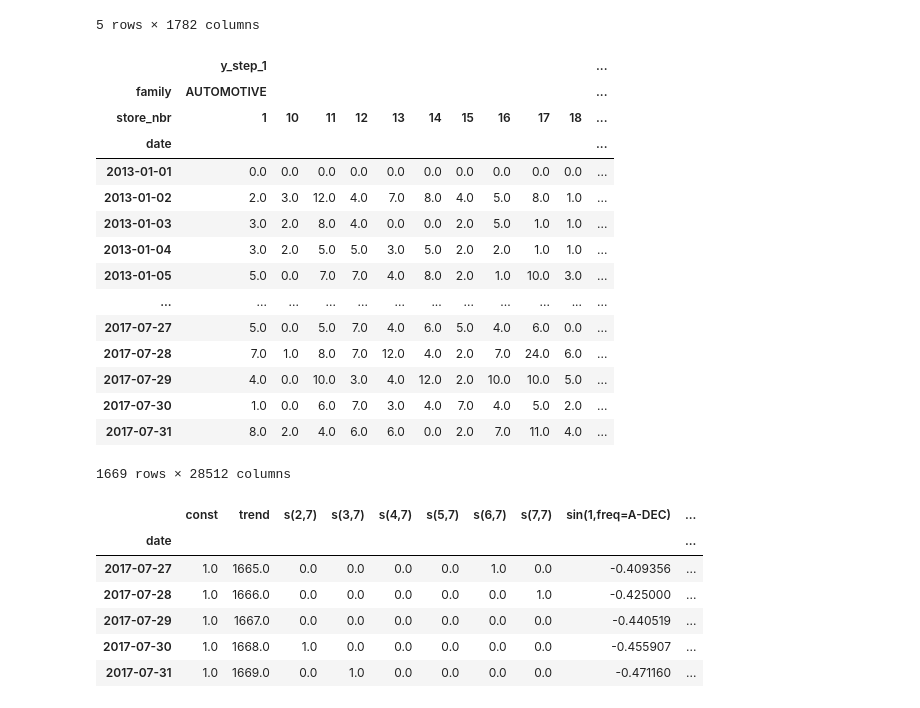
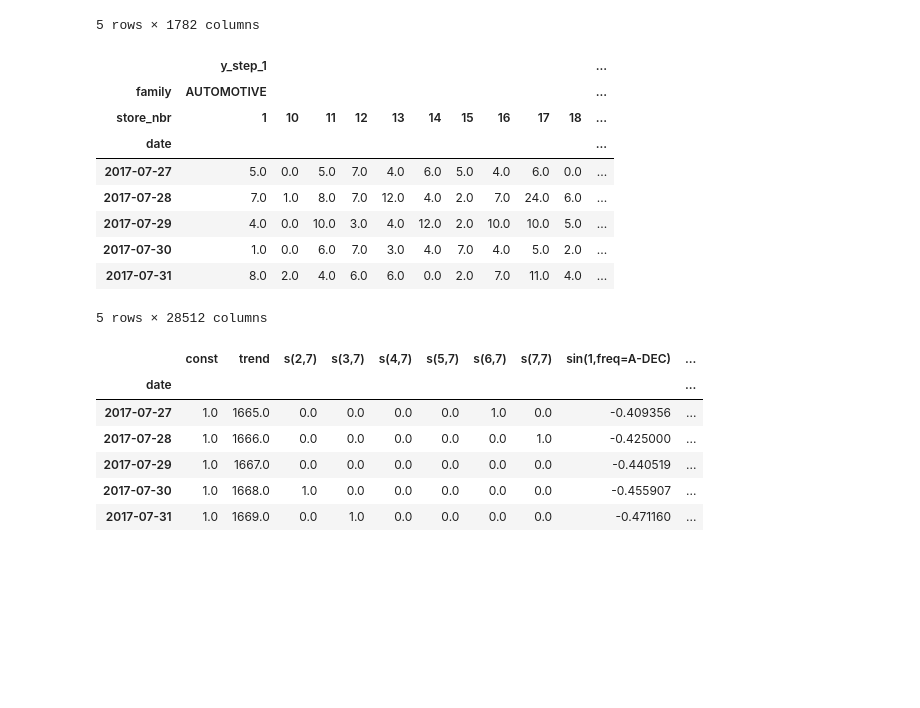
Before and after one commit to Xenoxort/Time-Series-Stores, a Jupyter notebook: Stores_Demo.ipynb, the cells around one changed output. Cells and saved outputs as stored; diff of their text form; code cells hidden in the pictures; blank space fills up the shorter version.

```diff
--- a/Stores_Demo.ipynb
+++ b/Stores_Demo.ipynb
@@ -803,25 +770,19 @@ y_train.head()
 # %%
 #Get y_multistep
 from learntools.time_series.utils import make_multistep_target
 y_train_multi = make_multistep_target(y_train, 16).dropna()
-y_train_multi
+y_train_multi.tail()
 # %% [output]
 |  | y_step_1 |  |  |  |  |  |  |  |  |  | ... |
 | family | AUTOMOTIVE |  |  |  |  |  |  |  |  |  | ... |
 | store_nbr | 1 | 10 | 11 | 12 | 13 | 14 | 15 | 16 | 17 | 18 | ... |
 | date |  |  |  |  |  |  |  |  |  |  | ... |
-| 2013-01-01 | 0.0 | 0.0 | 0.0 | 0.0 | 0.0 | 0.0 | 0.0 | 0.0 | 0.0 | 0.0 | ... |
-| 2013-01-02 | 2.0 | 3.0 | 12.0 | 4.0 | 7.0 | 8.0 | 4.0 | 5.0 | 8.0 | 1.0 | ... |
-| 2013-01-03 | 3.0 | 2.0 | 8.0 | 4.0 | 0.0 | 0.0 | 2.0 | 5.0 | 1.0 | 1.0 | ... |
-| 2013-01-04 | 3.0 | 2.0 | 5.0 | 5.0 | 3.0 | 5.0 | 2.0 | 2.0 | 1.0 | 1.0 | ... |
-| 2013-01-05 | 5.0 | 0.0 | 7.0 | 7.0 | 4.0 | 8.0 | 2.0 | 1.0 | 10.0 | 3.0 | ... |
-| ... | ... | ... | ... | ... | ... | ... | ... | ... | ... | ... | ... |
 | 2017-07-27 | 5.0 | 0.0 | 5.0 | 7.0 | 4.0 | 6.0 | 5.0 | 4.0 | 6.0 | 0.0 | ... |
 | 2017-07-28 | 7.0 | 1.0 | 8.0 | 7.0 | 12.0 | 4.0 | 2.0 | 7.0 | 24.0 | 6.0 | ... |
 | 2017-07-29 | 4.0 | 0.0 | 10.0 | 3.0 | 4.0 | 12.0 | 2.0 | 10.0 | 10.0 | 5.0 | ... |
 | 2017-07-30 | 1.0 | 0.0 | 6.0 | 7.0 | 3.0 | 4.0 | 7.0 | 4.0 | 5.0 | 2.0 | ... |
 | 2017-07-31 | 8.0 | 2.0 | 4.0 | 6.0 | 6.0 | 0.0 | 2.0 | 7.0 | 11.0 | 4.0 | ... |
-1669 rows × 28512 columns
+5 rows × 28512 columns
 # %%
 #Align X_train
 X_volc_fin_multi = X_volc_fin.copy()
```
Also changed, not shown: parts of 50 cells of this notebook, 4 other files.
